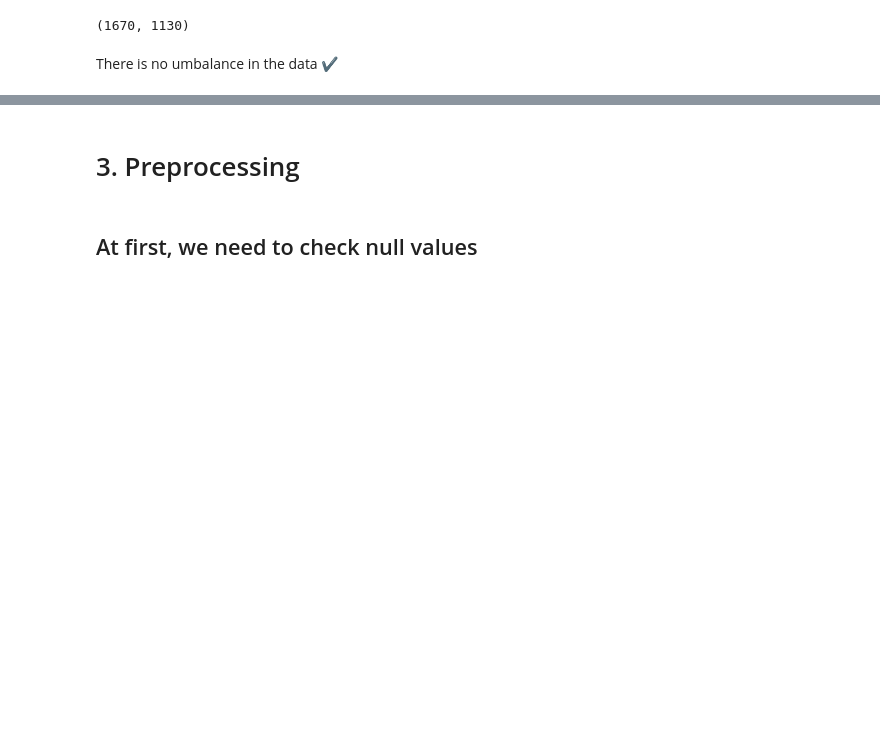
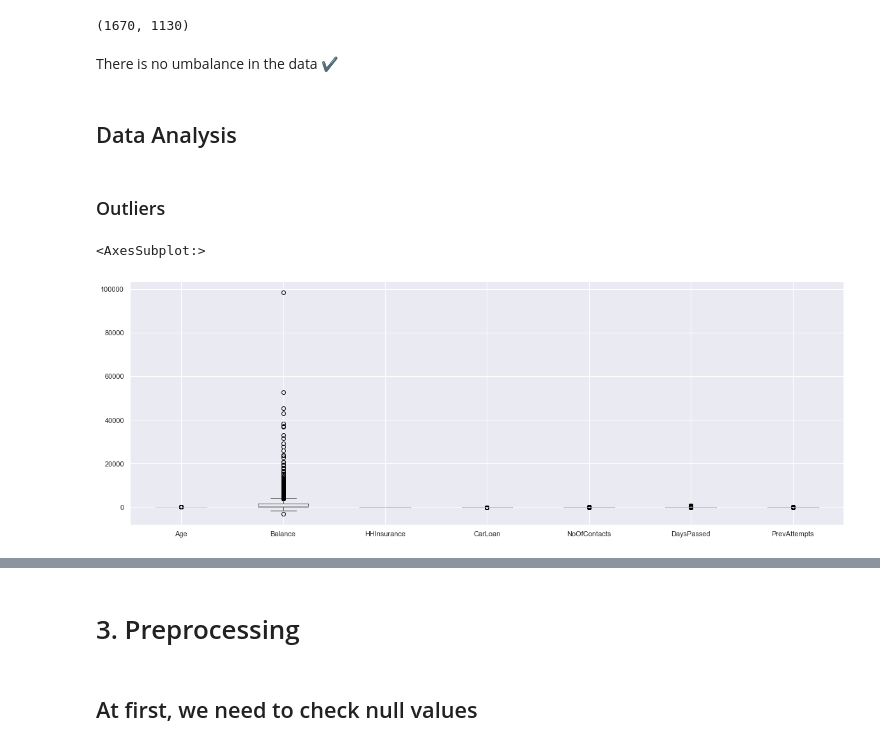
Before and after one commit to SaadBadr/car-insurance-cold-calls, a Jupyter notebook: car-insurance.ipynb, the cells around one changed output, grey strips where cells are left out. Drawn from its saved outputs; the diff is of its cells as text; code cells hidden in the pictures; blank space fills up the shorter version.

```diff
--- a/car-insurance.ipynb
+++ b/car-insurance.ipynb
@@ -150,3 +148,12 @@ sum(y_train==0), sum(y_train==1)
 (1670, 1130)
 # %% [markdown]
 There is no umbalance in the data ✔
+# %% [markdown]
+## Data Analysis
+# %% [markdown]
+### Outliers
+# %%
+df_train.boxplot(column=list(['Age', 'Balance', 'HHInsurance', 'CarLoan', 'NoOfContacts', 'DaysPassed', 'PrevAttempts']), figsize=(20,7), )
+# %% [output]
+<AxesSubplot:>
+[figure, added]
```
Also changed, not shown: parts of 52 cells of this notebook, 1 other file.
